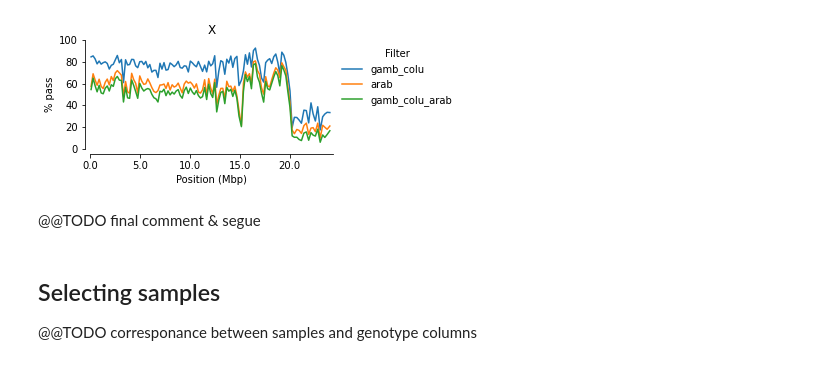
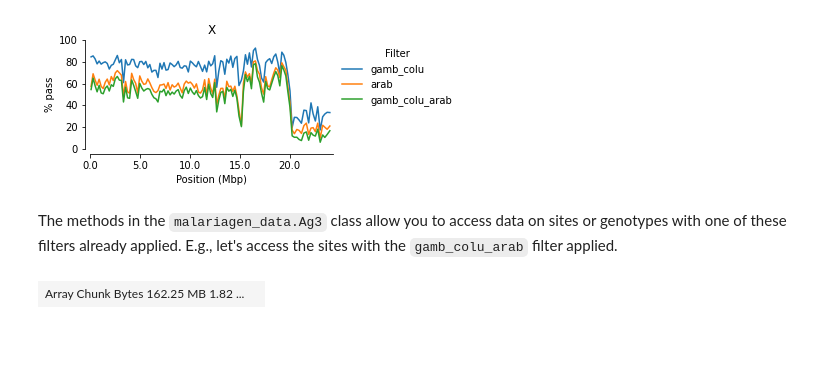
Before and after one commit to malariagen/vector-data, a Jupyter notebook: docs/ag3/examples/snps.ipynb, the cells around one changed output. Drawn from its saved outputs; the diff is of its cells as text; code cells hidden in the pictures.

```diff
--- a/docs/ag3/examples/snps.ipynb
+++ b/docs/ag3/examples/snps.ipynb
@@ -589,9 +622,10 @@ plot_site_filters(contig="3L")
 plot_site_filters(contig="X")
 # %% [output]
 [figure]
-# %% [markdown]
-@@TODO final comment & segue
-# %% [markdown]
-## Selecting samples
-
-@@TODO corresponance between samples and genotype columns
+# %% [markdown]
+The methods in the `malariagen_data.Ag3` class allow you to access data on sites or genotypes with one of these filters already applied. E.g., let's access the sites with the `gamb_colu_arab` filter applied.
+# %%
+pos, ref, alt = ag3.snp_sites(contig="2R", site_mask="gamb_colu_arab")
+pos
+# %% [output]
+| Array Chunk Bytes 162.25 MB 1.82 ... |  |
```
Also changed, not shown: parts of 17 cells of this notebook.
